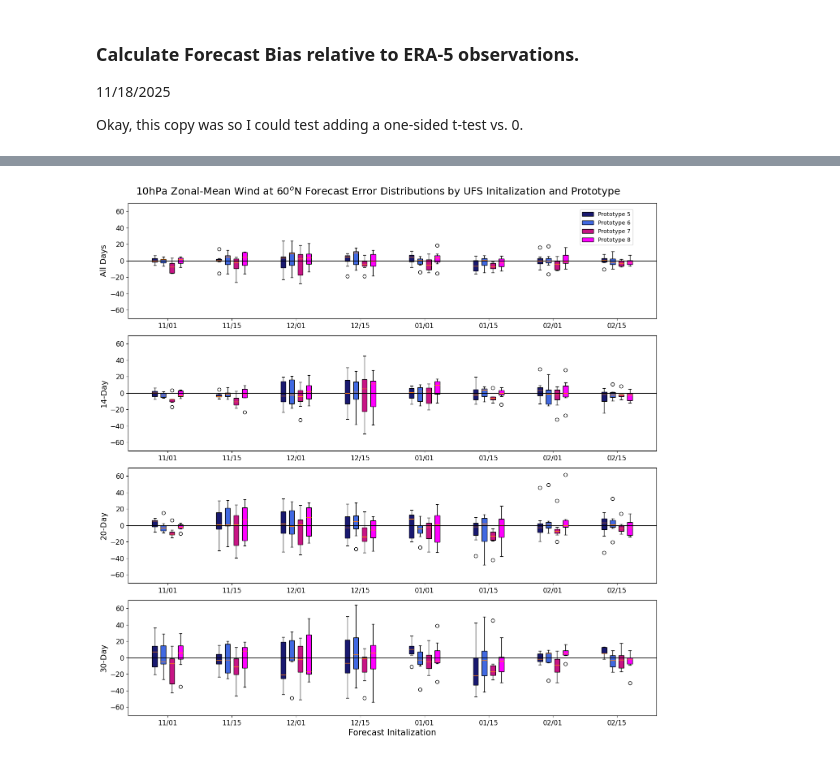
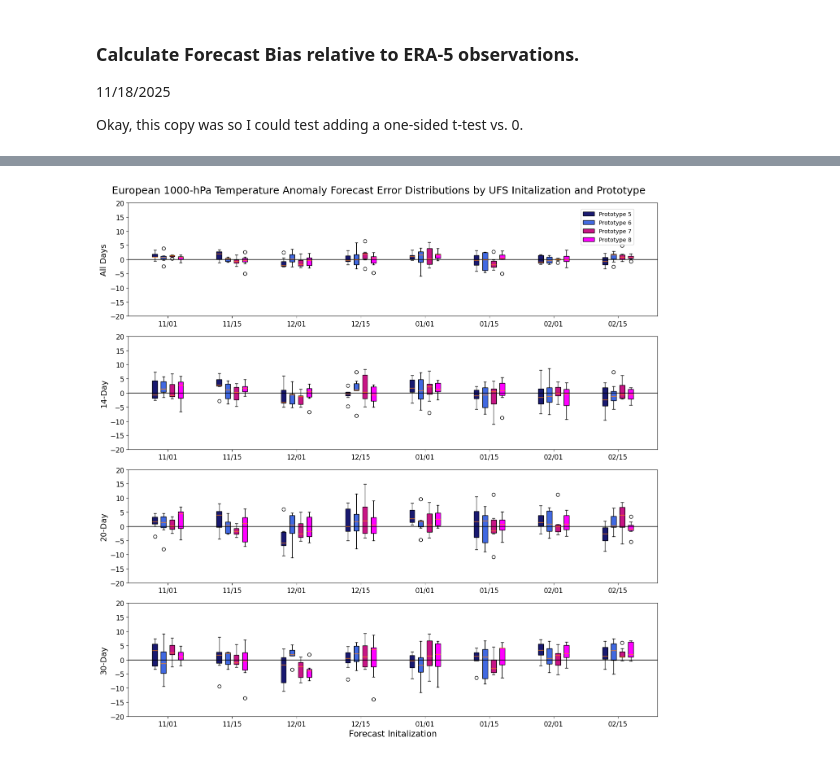
Before and after one commit to emf98/UFS_EllipseAnalysis, a Jupyter notebook: MBE_TestwSig.ipynb, the cells around one changed output, grey strips where cells are left out. Saved outputs shown, nothing was run; the diff lists cells and outputs as text; code cells hidden in the pictures.

```diff
--- a/MBE_TestwSig.ipynb
+++ b/MBE_TestwSig.ipynb
@@ -36,12 +41,12 @@ MBE_barplot(lead_times,forecast_dates, prototypes, colors,
 # %%
 ##test BW plot for wind
-title_str = "10hPa Zonal-Mean Wind at 60$^o$N"
-save_str = "ErrorBW_test.png"
+title_str = "European 1000-hPa Temperature Anomaly"
+save_str = "MBE_TempTest_BW.png"
 
-w_actual, w_forecast = openfile("ERA5_wind10","UFS_wind10")
+w_actual, w_forecast = openfile("ERA5_eurtemp","UFS_EurTempAnoms")
 error_bulk = BW_bulk_array(w_actual, w_forecast)
 
 Error_BWplot(lead_times,forecast_dates, prototypes, colors,
-            error_bulk, title_str, save_str, -70, 70)
+            error_bulk, title_str, save_str, -20, 20)
 # %% [output]
-[figure, old version]
+[figure, new version]
```
Also changed, not shown: parts of 4 cells of this notebook, 1 other file.
